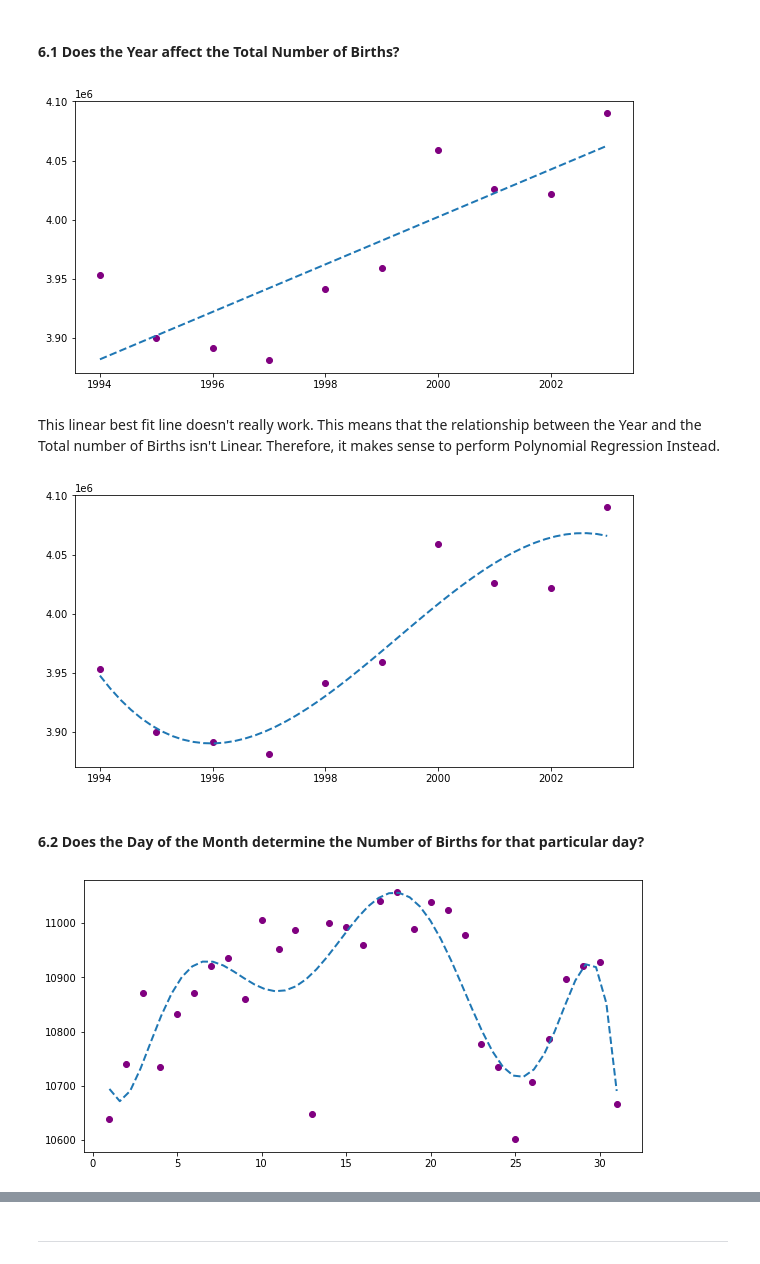
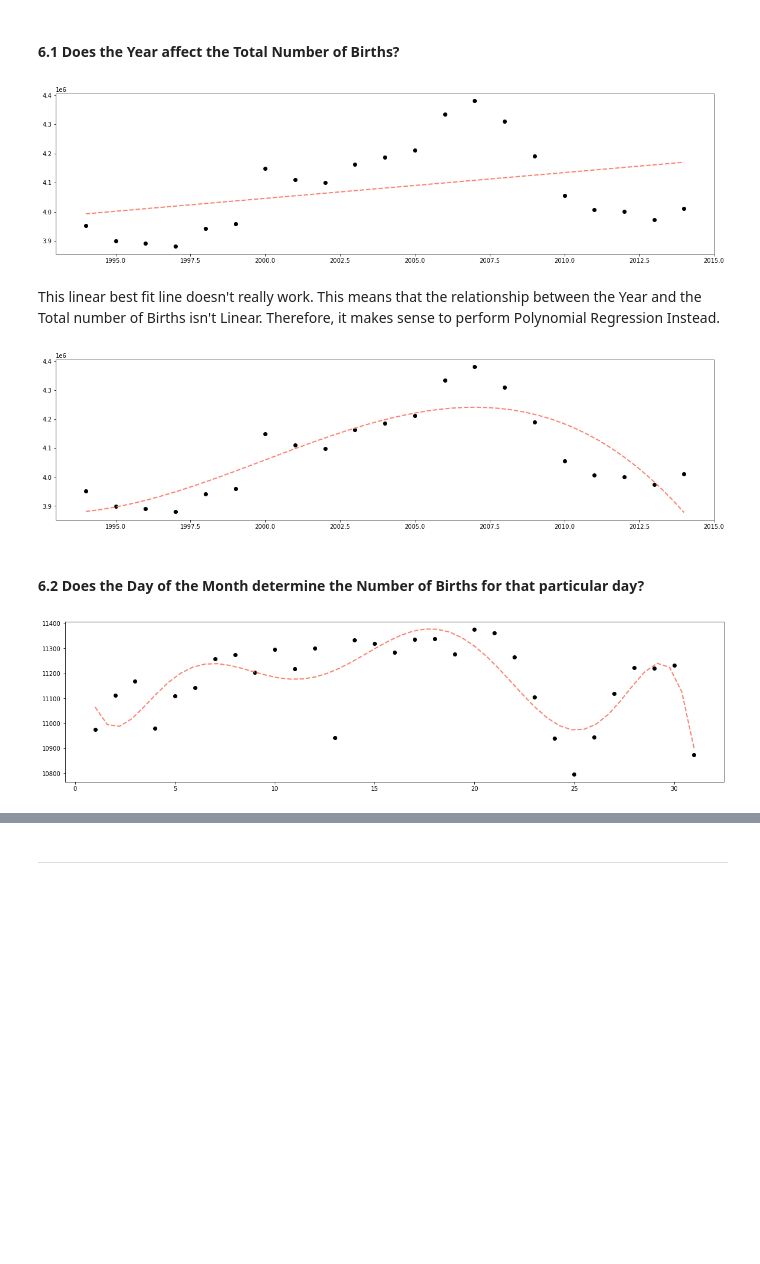
Before and after one commit to sunroofgod/data_visualisation, a Jupyter notebook: main.ipynb, the cells around one changed output, grey strips where cells are left out. Drawn from its saved outputs; the diff is of its cells as text; code cells hidden in the pictures; blank space fills up the shorter version.

```diff
--- a/main.ipynb
+++ b/main.ipynb
@@ -7,4 +7,5 @@ import numpy as np
 import pandas as pd
 import matplotlib.pyplot as plt
 
-births_df = pd.read_csv('assets/US_births_1994-2003_CDC_NCHS.csv')
+births_p1_df = pd.read_csv('assets/US_births_1994-2003_CDC_NCHS.csv')
+births_p2_df = pd.read_csv('assets/US_births_2000-2014_SSA.csv')
@@ -11,3 +35,6 @@ births_df = pd.read_csv('assets/US_births_1994-2003_CDC_NCHS.csv')
+# %%
+births_p1_df = births_p1_df[births_p1_df.year<=1999]
+births_df = pd.concat([births_p1_df, births_p2_df])
 # %% [markdown]
 ***
 # %% [markdown]
@@ -359,42 +417,42 @@ In this section, we will replot the past few graphs, but of a different type to
 # %% [markdown]
 #### 6.1 Does the Year affect the Total Number of Births?
 # %%
-fig = plt.figure(figsize = (10, 5))
+fig = plt.figure(figsize = (20, 5))
 x = births_against_year_df['year']
 y = births_against_year_df['births']
 
 # Formulating the bestfit line
 a, b = np.polyfit(x, y, 1)
 
 # Plot scatterplot of the dataset
-plt.scatter(x, y, color='purple')
+plt.scatter(x, y, color='black')
 
 # Drawing bestfit line onto graph
-plt.plot(x, a*x+b, linestyle='--', linewidth=2)
+plt.plot(x, a*x+b, linestyle='--', linewidth=2, color='salmon')
 plt.show()
 # %% [output]
-[figure, old version]
+[figure, new version]
 # %% [markdown]
 This linear best fit line doesn't really work. This means that the relationship between the Year and the Total number of Births isn't Linear. Therefore, it makes sense to perform Polynomial Regression Instead.
 # %%
-fig = plt.figure(figsize = (10, 5))
+fig = plt.figure(figsize = (20, 5))
 
 # Formulating the polynomial fit line of degree {3}
 model = np.poly1d(np.polyfit(x, y, 3))
-polyline = np.linspace(1994, 2003)
+polyline = np.linspace(1994, 2014)
 
 # Plot scatterplot of the dataset
-plt.scatter(x, y, color='purple')
+plt.scatter(x, y, color='black')
 
 # Drawing polynomial fit onto graph
-plt.plot(polyline, model(polyline), linestyle='--', linewidth=2)
+plt.plot(polyline, model(polyline), linestyle='--', linewidth=2, color='salmon')
 plt.show()
 # %% [output]
-[figure, old version]
+[figure, new version]
 # %% [markdown]
 #### 6.2 Does the Day of the Month determine the Number of Births for that particular day?
 # %%
-fig = plt.figure(figsize = (10, 5))
+fig = plt.figure(figsize = (20, 5))
 x = avg_births_against_dotm_df['date_of_month']
 y = avg_births_against_dotm_df['births']
 
@@ -403,10 +461,10 @@ model = np.poly1d(np.polyfit(x, y, 7))
 polyline = np.linspace(1, 31)
 
 # Plot scatterplot of the dataset
-plt.scatter(x, y, color='purple')
+plt.scatter(x, y, color='black')
 
 # Drawing polynomial fit onto graph
-plt.plot(polyline, model(polyline), linestyle='--', linewidth=2)
+plt.plot(polyline, model(polyline), linestyle='--', linewidth=2, color='salmon')
 plt.show()
 # %% [output]
-[figure, old version]
+[figure, new version]
```
Also changed, not shown: parts of 33 cells of this notebook, 1 other file.
